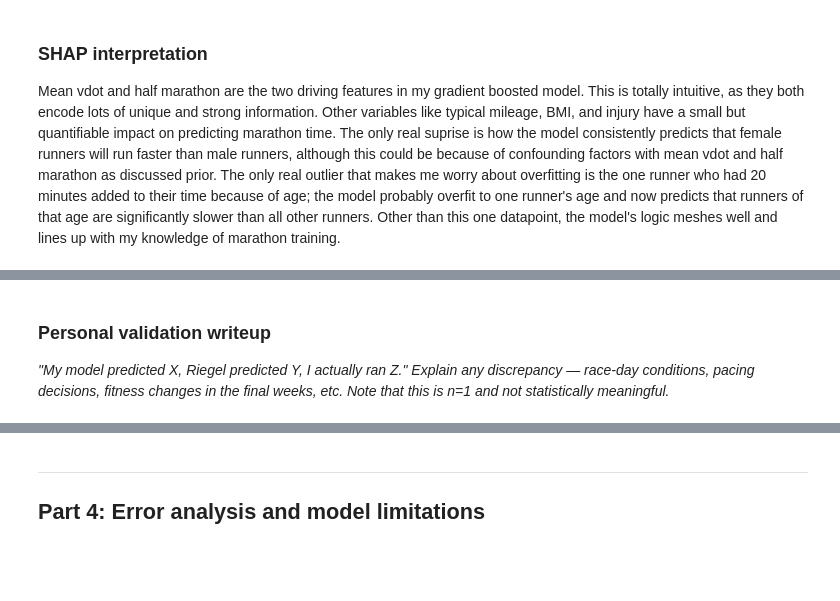
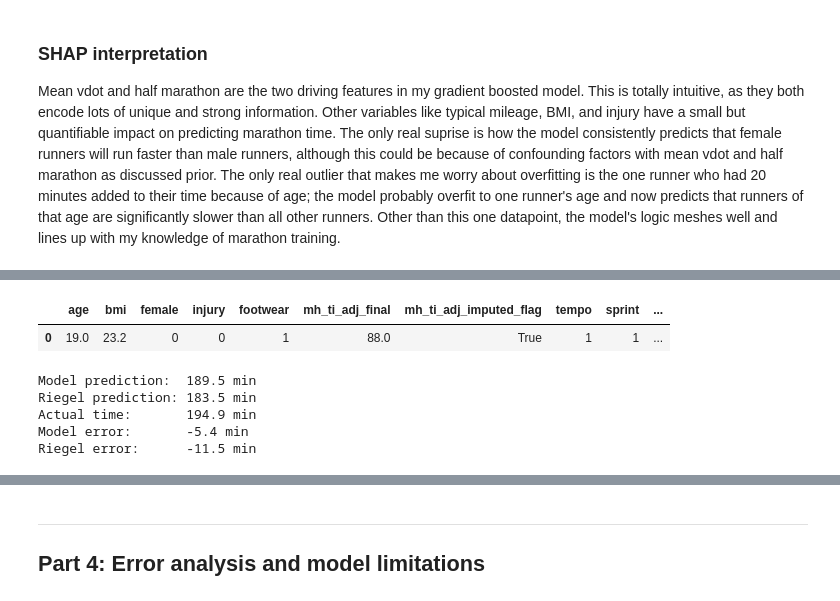
Before and after one commit to jacmil/Marathon-Pace-Predictor, a Jupyter notebook: notebooks/04_evaluation.ipynb, the cells around one changed output, grey strips where cells are left out. Drawn from its saved outputs; the diff is of its cells as text; code cells hidden in the pictures; blank space fills up the shorter version.

Commit message:
done with personal strava evaluation

```diff
--- a/notebooks/04_evaluation.ipynb
+++ b/notebooks/04_evaluation.ipynb
@@ -303,20 +276,28 @@ strava.head()
+# %%
+# Load your personal features
+my_features = pd.read_parquet('../data/processed/personal_features.parquet')
+my_features["mf_ti_adj"] = 194.93
+train_dtypes = pd.read_parquet("../data/processed/train.parquet").dtypes
+my_features = my_features.astype(train_dtypes)
+my_features = my_features.drop(columns=["mf_ti_adj"])
+my_features
+# %% [output]
+|  | age | bmi | female | injury | footwear | mh_ti_adj_final | mh_ti_adj_imputed_flag | tempo | sprint | ... |
+| 0 | 19.0 | 23.2 | 0 | 0 | 1 | 88.0 | True | 1 | 1 | ... |
 # %%
-# Build a single-row DataFrame matching your feature columns
-# my_features = pd.DataFrame([{
-#     # fill in your feature values here
-# }])
+#Run predictions
+my_model_pred = gb_model.predict(my_features)[0]
+my_riegel_pred = riegel_predict(race_time=88, race_distance=13.1, target_distance=26.2)
+my_actual = 194.93
 
-# Run predictions
-# my_model_pred = gb_model.predict(my_features)[0]
-# my_riegel_pred = riegel_predict(half_marathon_time, 21.0975, 42.195)
-# my_actual = ...  # your actual marathon finish time in minutes
-
-# print(f'Model prediction:  {my_model_pred:.1f} min')
-# print(f'Riegel prediction: {my_riegel_pred:.1f} min')
-# print(f'Actual time:       {my_actual:.1f} min')
-# print(f'Model error:       {my_model_pred - my_actual:.1f} min')
-# print(f'Riegel error:      {my_riegel_pred - my_actual:.1f} min')
+print(f'Model prediction:  {my_model_pred:.1f} min')
+print(f'Riegel prediction: {my_riegel_pred:.1f} min')
+print(f'Actual time:       {my_actual:.1f} min')
+print(f'Model error:       {my_model_pred - my_actual:.1f} min')
+print(f'Riegel error:      {my_riegel_pred - my_actual:.1f} min')
+# %% [output]
+Model prediction:  189.5 min
+Riegel prediction: 183.5 min
+Actual time:       194.9 min
+Model error:       -5.4 min
+Riegel error:      -11.5 min
-# %% [markdown]
-### Personal validation writeup
-
-*"My model predicted X, Riegel predicted Y, I actually ran Z." Explain any discrepancy — race-day conditions, pacing decisions, fitness changes in the final weeks, etc. Note that this is n=1 and not statistically meaningful.*
```
Also changed, not shown: parts of 7 cells of this notebook, 3 other files.
